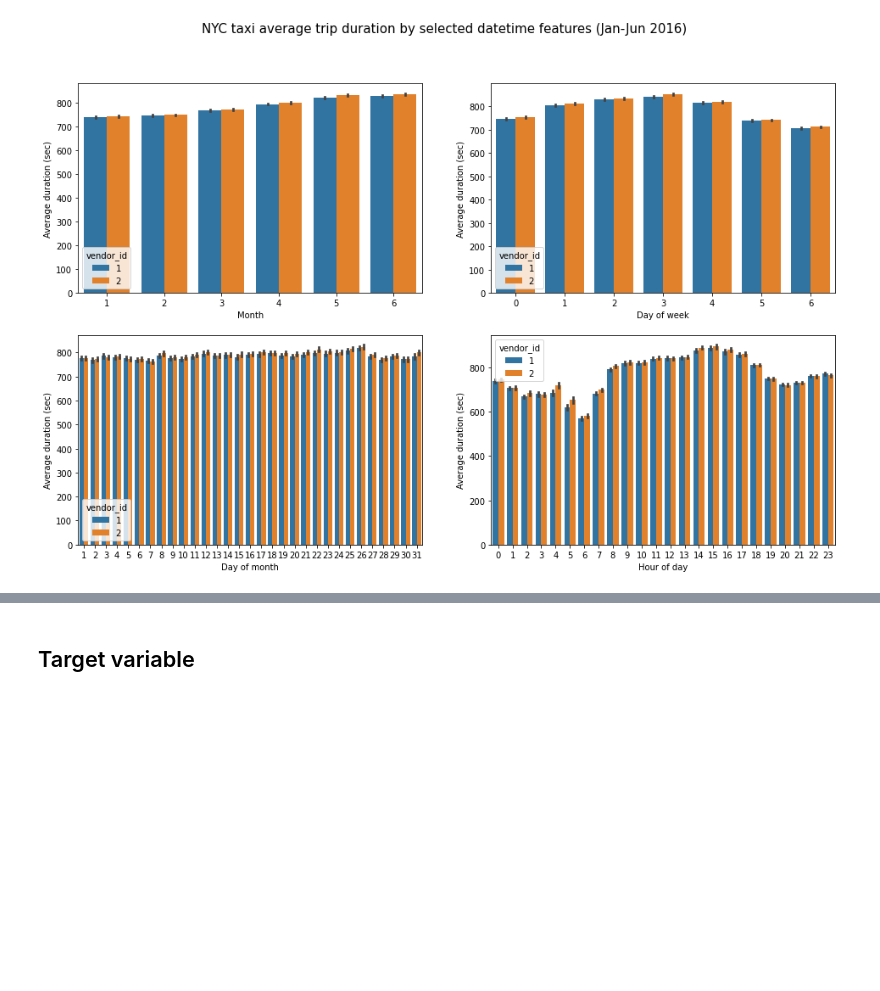
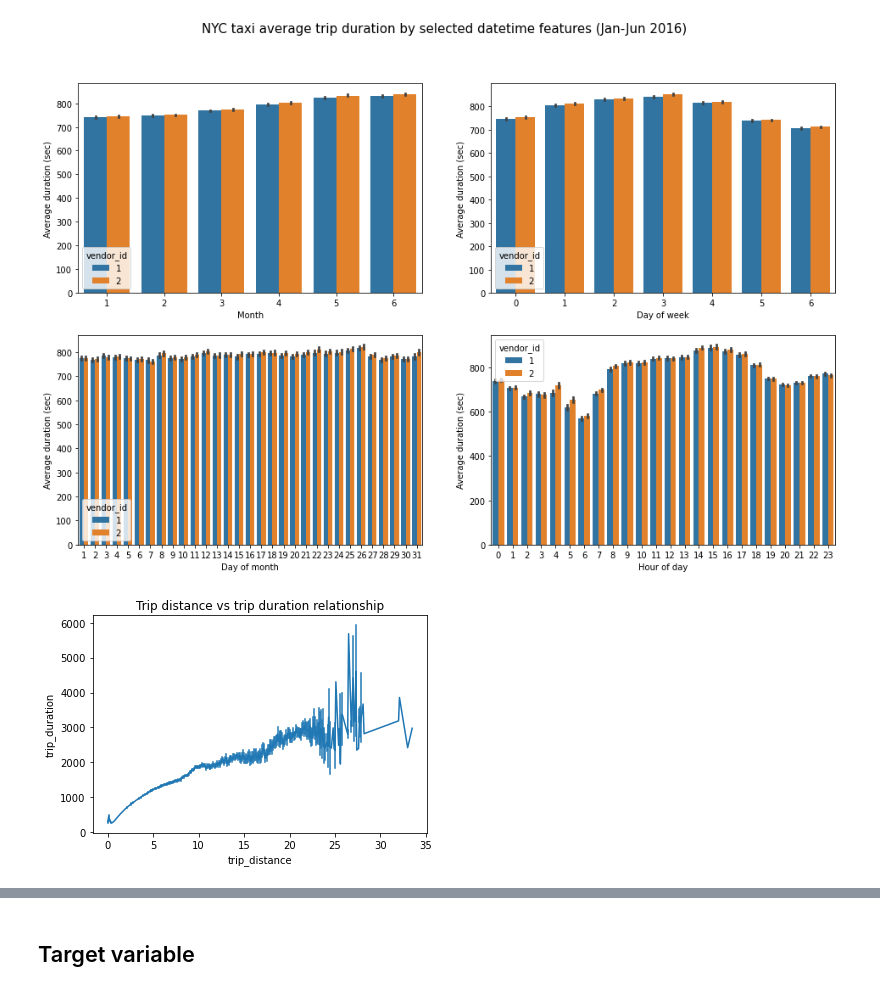
Before and after one commit to tawiwut-cha/nyc_cabs_draft, a Jupyter notebook: predict_duration_competition_v0.1.ipynb, the cells around one changed output, grey strips where cells are left out. Saved outputs shown, nothing was run; the diff lists cells and outputs as text; code cells hidden in the pictures; blank space fills up the shorter version.

```diff
--- a/predict_duration_competition_v0.1.ipynb
+++ b/predict_duration_competition_v0.1.ipynb
@@ -336,4 +338,14 @@ plt.ylabel('Average duration (sec)')
 plt.show()
 # %% [output]
 [figure]
+# %%
+# Trip distance vs trip duration relationship
+sns.lineplot(
+    data=df, x=df['trip_distance'].round(1), y='trip_duration',
+    markers=True, err_style="bars", ci=95
+    )
+plt.title('Trip distance vs trip duration relationship')
+plt.show()
+# %% [output]
+[figure, added]
 # %%
```
Also changed, not shown: parts of 43 cells of this notebook.
